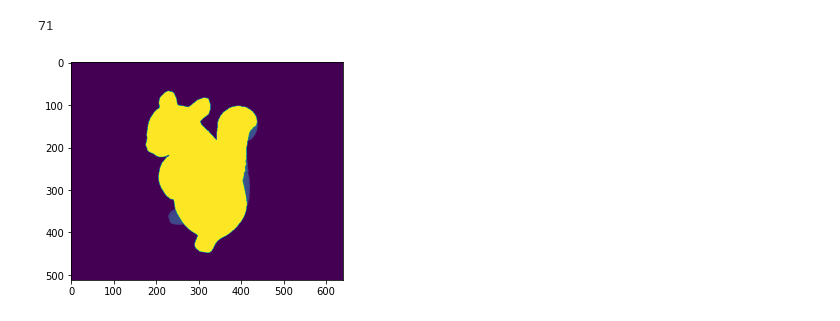
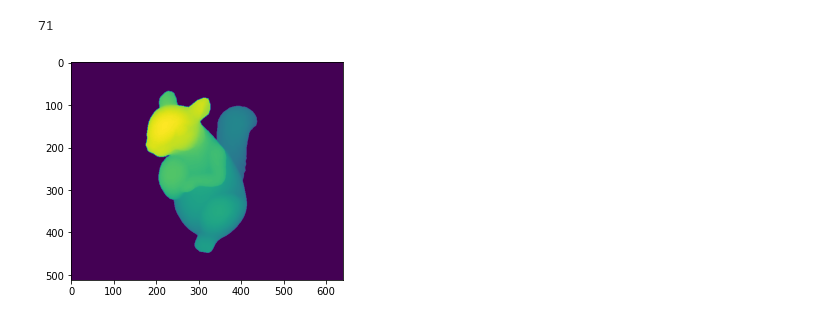
Before and after one commit to monde1999/thesis, a Jupyter notebook: Segmentation.ipynb, the cells around one changed output. Saved outputs shown, nothing was run; the diff lists cells and outputs as text; code cells hidden in the pictures.

```diff
--- a/Segmentation.ipynb
+++ b/Segmentation.ipynb
@@ -77,15 +77,15 @@ print(t)
 71
 # %%
 def segment_image(img, t):
-    mask = img > t
+    mask = img <= t
     img1 = img.copy()
-    img1[mask] = 255
+    img1[mask] = 0
     plt.imshow(img1)
     plt.show()
 
 segment_image(img,t)
 # %% [output]
-[figure, old version]
+[figure, new version]
 # %%
 def split_image(img, M, N):
     return [img[x:x+M,y:y+N] for x in range(0,img.shape[0],M) for y in range(0,img.shape[1],N)]
```
Also changed, not shown: parts of 2 cells of this notebook.
